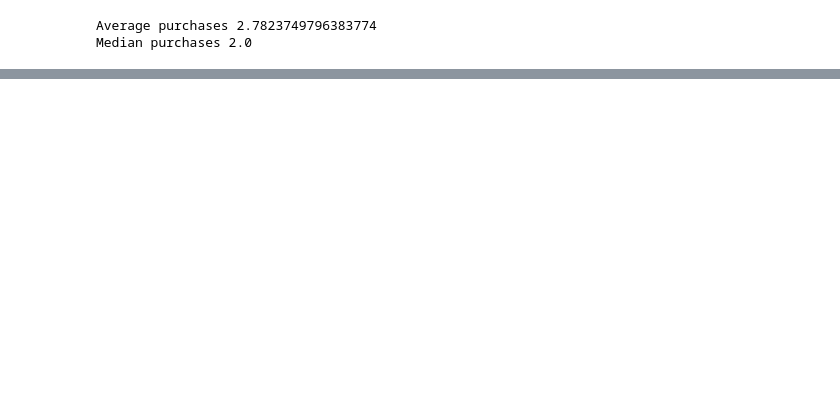
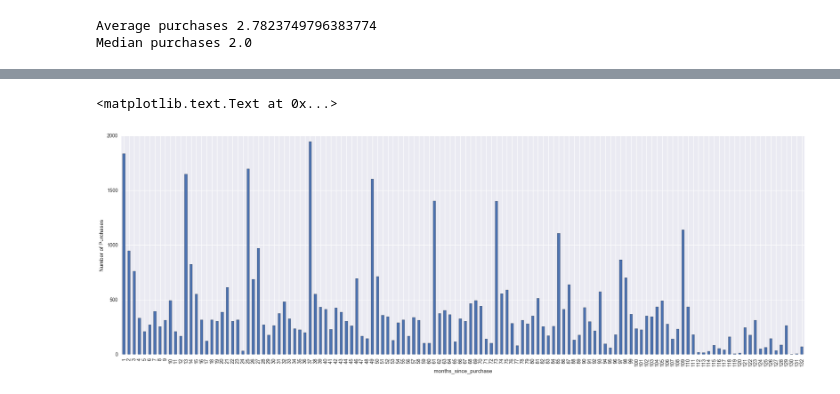
Before and after one commit to jonhilgart22/Galvanize-Data-Leadership, a Jupyter notebook: week5-MCM-CLV/Team-8-Markov-Chains.ipynb, the cells around one changed output, grey strips where cells are left out. Saved outputs shown, nothing was run; the diff lists cells and outputs as text; code cells hidden in the pictures; blank space fills up the shorter version.

```diff
--- a/week5-MCM-CLV/Team-8-Markov-Chains.ipynb
+++ b/week5-MCM-CLV/Team-8-Markov-Chains.ipynb
@@ -67,0 +134,7 @@ original_df.groupby(by=['customer_id']).count()['amount'].plot(kind='bar') ## nu
+# %%
+## Number of purchases per month total - not by unique customer id
+original_df.groupby(by=['months_since_purchase']).count()['customer_id'].plot(kind='bar',figsize=([25,8]))
+plt.ylabel('Number of Purchases')
+# %% [output]
+<matplotlib.text.Text at 0x...>
+[figure, added]
```
Also changed, not shown: parts of 27 cells of this notebook.
